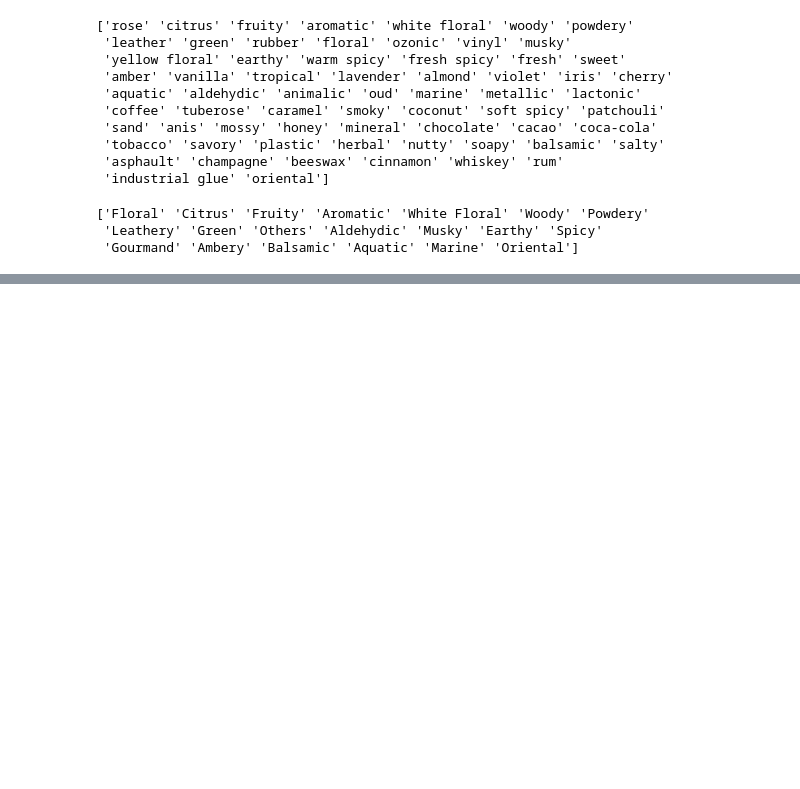
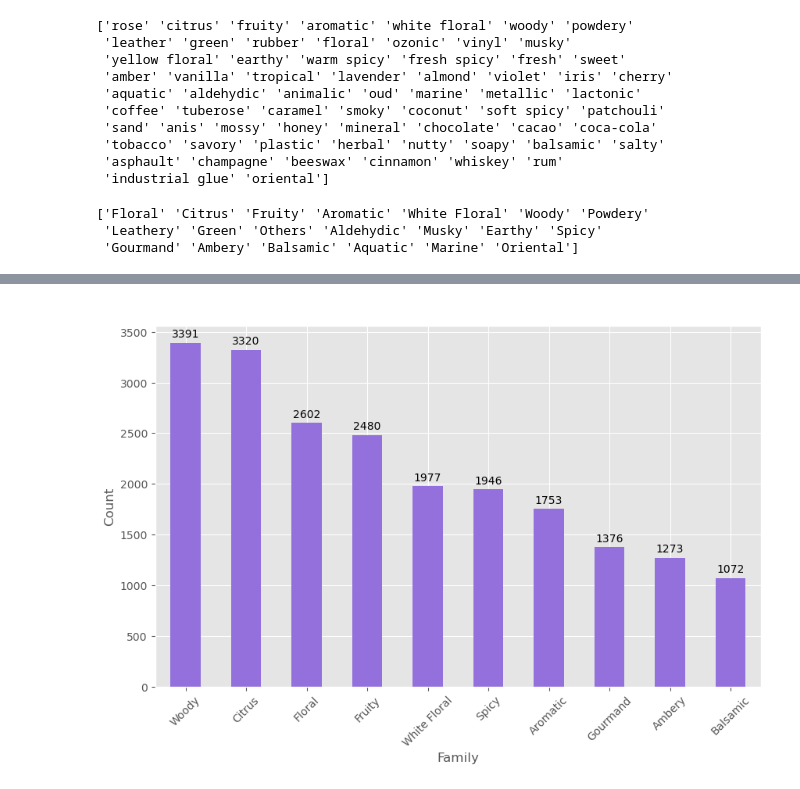
Before and after one commit to cemanzanoc/FinalProject, a Jupyter notebook: EDA/fragrance_EDA.ipynb, the cells around one changed output, grey strips where cells are left out. Cells and saved outputs as stored; diff of their text form; code cells hidden in the pictures; blank space fills up the shorter version.

```diff
--- a/EDA/fragrance_EDA.ipynb
+++ b/EDA/fragrance_EDA.ipynb
@@ -251,0 +357,5 @@ Name: count, Length: 2721, dtype: int64
+# %%
+#Top 10 families by number of perfumes
+top_families = fragrance_df["Family"].value_counts().head(10)
+#Visualize
+print(top_families)
@@ -251,0 +375,20 @@ Name: count, Length: 2721, dtype: int64
+# %%
+#Graph of Top 10 Families
+ax = top_families.plot(kind="bar", color="#9370DB", figsize=(10, 6))
+ax.set_title("Top 10 Most Common Perfume Families")
+ax.set_xlabel("Family")
+ax.set_ylabel("Count")
+plt.xticks(rotation=45)
+# Label the bars with the number of perfumes
+for bar in ax.patches:
+    height = bar.get_height()
+    ax.annotate(f'{int(height)}',
+                xy=(bar.get_x() + bar.get_width() / 2, height),
+                xytext=(0, 3),
+                textcoords="offset points",
+                ha='center', va='bottom',
+                color='black')
+
+plt.show()
+# %% [output]
+[figure, added]
```
Also changed, not shown: parts of 53 cells of this notebook.
